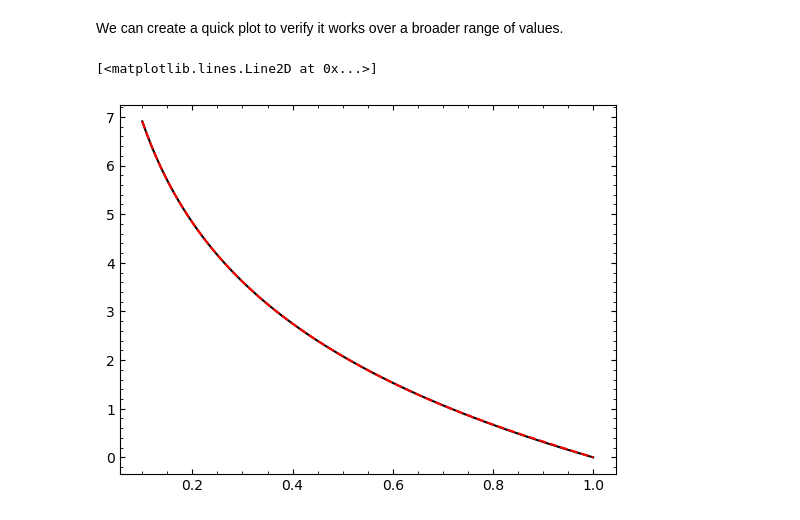
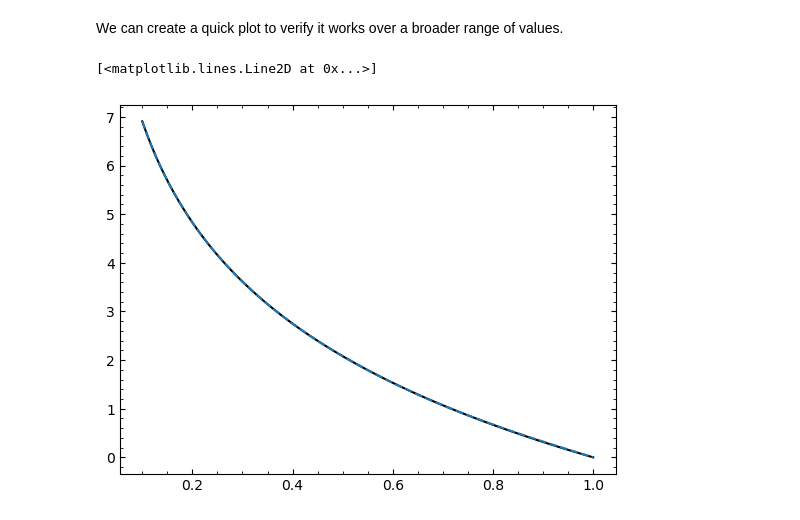
Before and after one commit to cwru-phys-250/p250-spring-2025, a Jupyter notebook: examples/Interpolation.ipynb, the cells around one changed output. Cells and saved outputs as stored; diff of their text form; code cells hidden in the pictures.

```diff
--- a/examples/Interpolation.ipynb
+++ b/examples/Interpolation.ipynb
@@ -309,7 +302,7 @@ We can create a quick plot to verify it works over a broader range of values.
 # %%
 yy = np.linspace(0.1, 1, 100)
 plt.plot(yy, finv(yy), 'k-')
-plt.plot(yy, yinvspline(yy), 'r--')
+plt.plot(yy, yinvspline(yy), '--')
 # %% [output]
 [<matplotlib.lines.Line2D at 0x...>]
-[figure, old version]
+[figure, new version]
```
Also changed, not shown: parts of 8 cells of this notebook.
